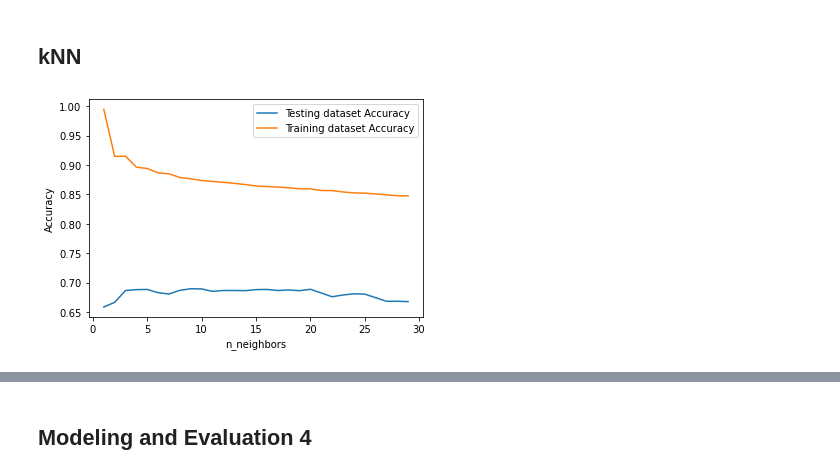
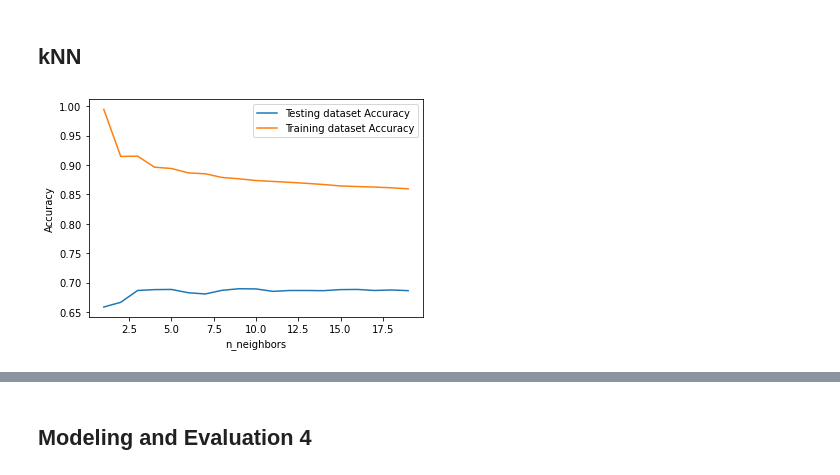
Before and after one commit to zharris1/Project-2, a Jupyter notebook: Project_2_Master.ipynb, the cells around one changed output, grey strips where cells are left out. Saved outputs shown, nothing was run; the diff lists cells and outputs as text; code cells hidden in the pictures.

```diff
--- a/Project_2_Master.ipynb
+++ b/Project_2_Master.ipynb
@@ -479,25 +537,25 @@ The Mean RMSE across all folds is 161422.92896228735
 # %%
 %%time
 #####################################
-neighbors = np.arange(1,30)
+neighbors = np.arange(1,20)
 train_accuracy = np.empty(len(neighbors))
 test_accuracy = np.empty(len(neighbors))
 
 for i, k in enumerate(neighbors):
     knn = KNeighborsClassifier(n_neighbors=k)
     knn.fit(X_train_scaled_cat, y_train_cat)
 
     # Compute training and test data accuracy
     train_accuracy[i] = knn.score(X_train_scaled_cat, y_train_cat)
     test_accuracy[i] = knn.score(X_test_scaled_cat, y_test_cat)
     #print(i,test_accuracy[i])
 # Generate plot
 plt.plot(neighbors, test_accuracy, label = 'Testing dataset Accuracy')
 plt.plot(neighbors, train_accuracy, label = 'Training dataset Accuracy')
 
 plt.legend()
 plt.xlabel('n_neighbors')
 plt.ylabel('Accuracy')
 plt.show()
 # %% [output]
-[figure, old version]
+[figure, new version]
```
Also changed, not shown: parts of 13 cells of this notebook.
